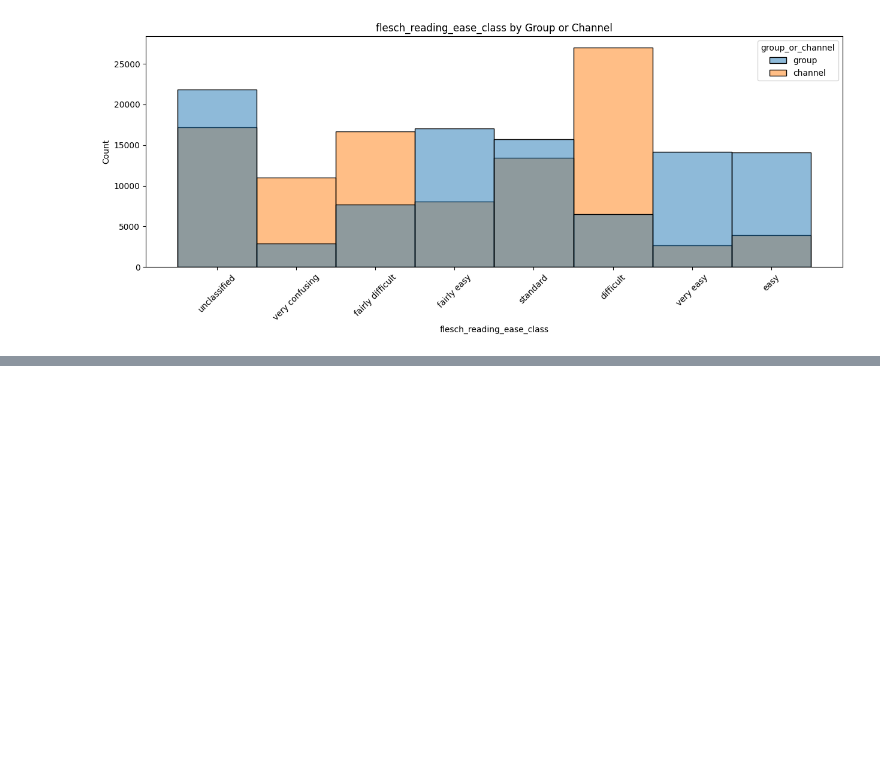
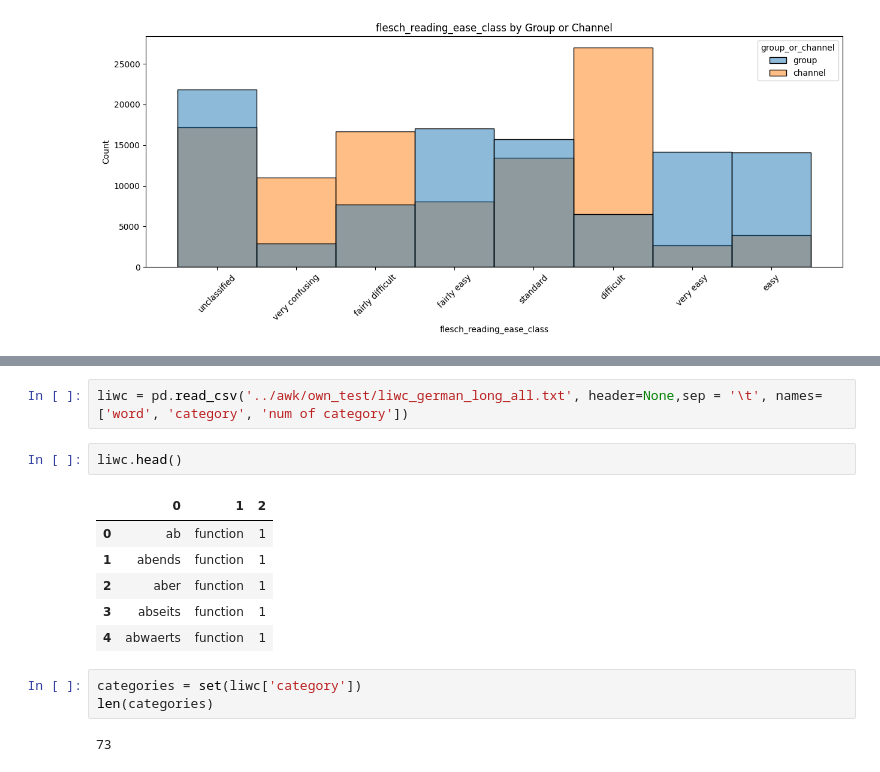
Before and after one commit to krugeremily/DAEGC_Conspiratorial_Actor_Typology, a Jupyter notebook: exploration/Exploration.ipynb, the cells around one changed output, grey strips where cells are left out. Drawn from its saved outputs; the diff is of its cells as text; blank space fills up the shorter version.

```diff
--- a/exploration/Exploration.ipynb
+++ b/exploration/Exploration.ipynb
@@ -518,0 +568,16 @@ Heftiger Typ klarkurac
+# %%
+liwc = pd.read_csv('../awk/own_test/liwc_german_long_all.txt', header=None,sep = '\t', names=['word', 'category', 'num of category'])
+# %%
+liwc.head()
+# %% [output]
+|  | 0 | 1 | 2 |
+| 0 | ab | function | 1 |
+| 1 | abends | function | 1 |
+| 2 | aber | function | 1 |
+| 3 | abseits | function | 1 |
+| 4 | abwaerts | function | 1 |
+# %%
+categories = set(liwc['category'])
+len(categories)
+# %% [output]
+73
```
Also changed, not shown: parts of 7 cells of this notebook, 8 other files.
